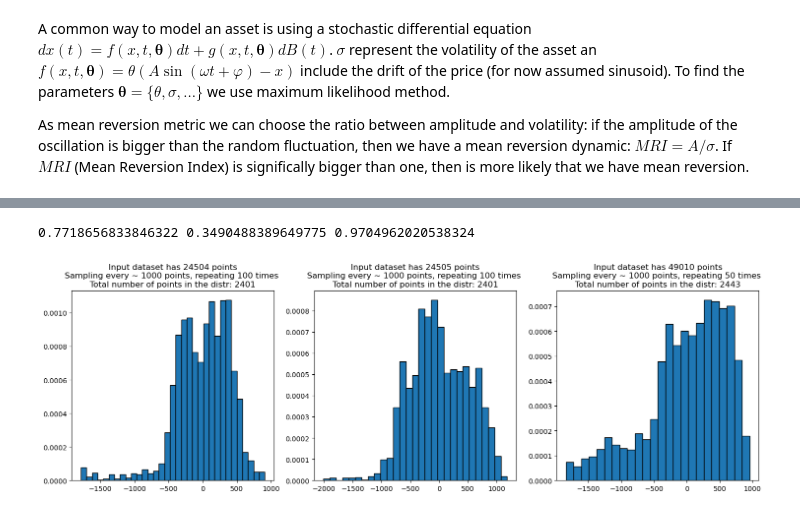
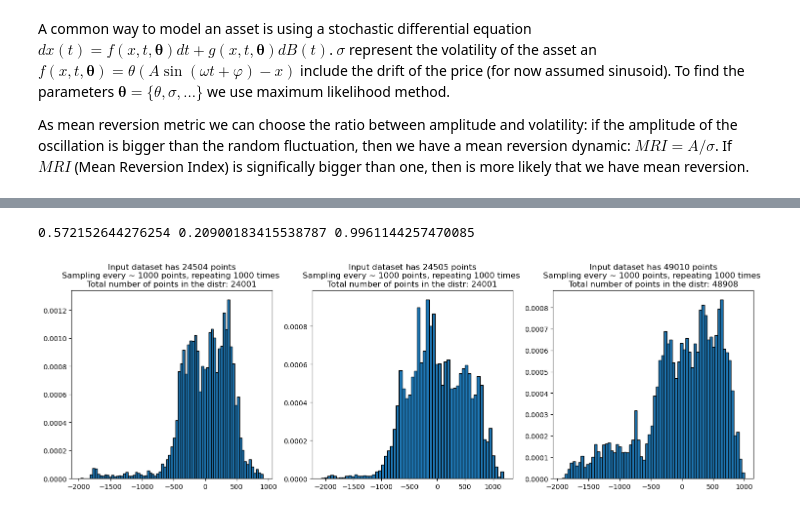
Before and after one commit to lorenzorizzi17/MeanReversionMetric, a Jupyter notebook: draft.ipynb, the cells around one changed output, grey strips where cells are left out. Cells and saved outputs as stored; diff of their text form; code cells hidden in the pictures.

```diff
--- a/draft.ipynb
+++ b/draft.ipynb
@@ -199,12 +197,12 @@ N.B. The data shown above are generated; they do not belong to a real dataset. T
 # %%
 # This function takes in a dataset and returns the "normality" of the dataset
 # We can choose lambda (first parameter) and n, i.e. the number of times we repeat the sampling to average out the results
 
 fig, axs = plt.subplots(1, 3, figsize=(18, 5))
-normality1 = mr.assess_normality(arr[0], 1000,100, axs[0])
-normality2 = mr.assess_normality(arr[1], 1000,100, axs[1])
-normality3 = mr.assess_normality(arr[2], 1000,50, axs[2])
+normality1 = mr.assess_normality(arr[0], 1000, axs[0])
+normality2 = mr.assess_normality(arr[1], 1000, axs[1])
+normality3 = mr.assess_normality(arr[2], 1000, axs[2])
 print(normality1, normality2, normality3)
 # %% [output]
-0.7718656833846322 0.3490488389649775 0.9704962020538324
+0.572152644276254 0.20900183415538787 0.9961144257470085
-[figure, old version]
+[figure, new version]
```
Also changed, not shown: parts of 5 cells of this notebook, 5 other files.
